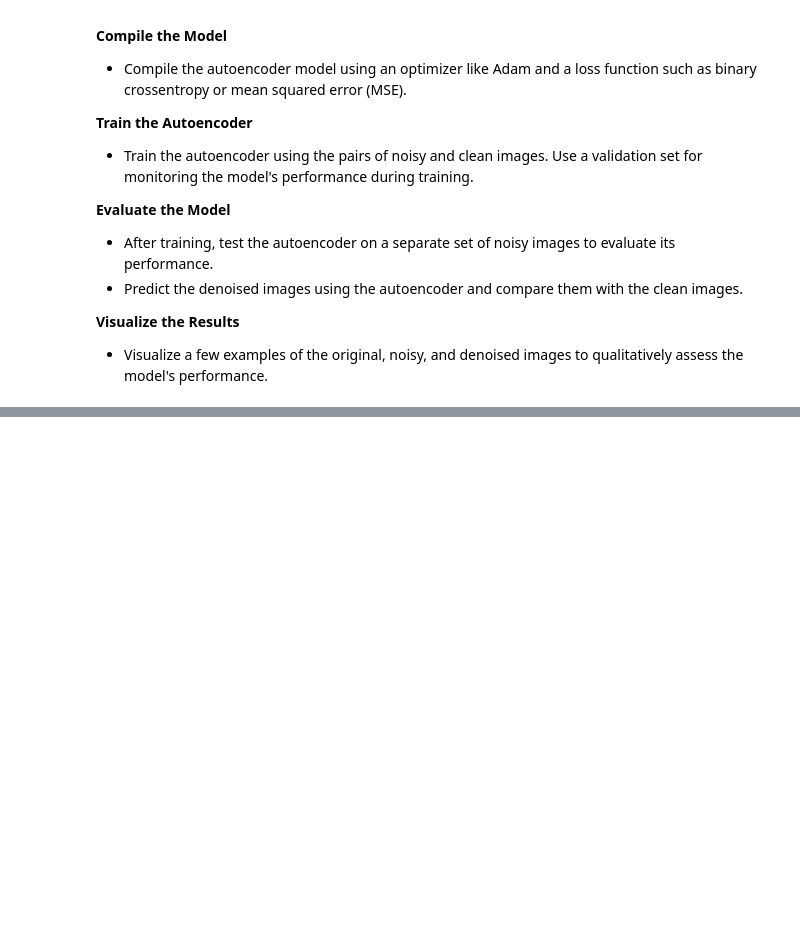
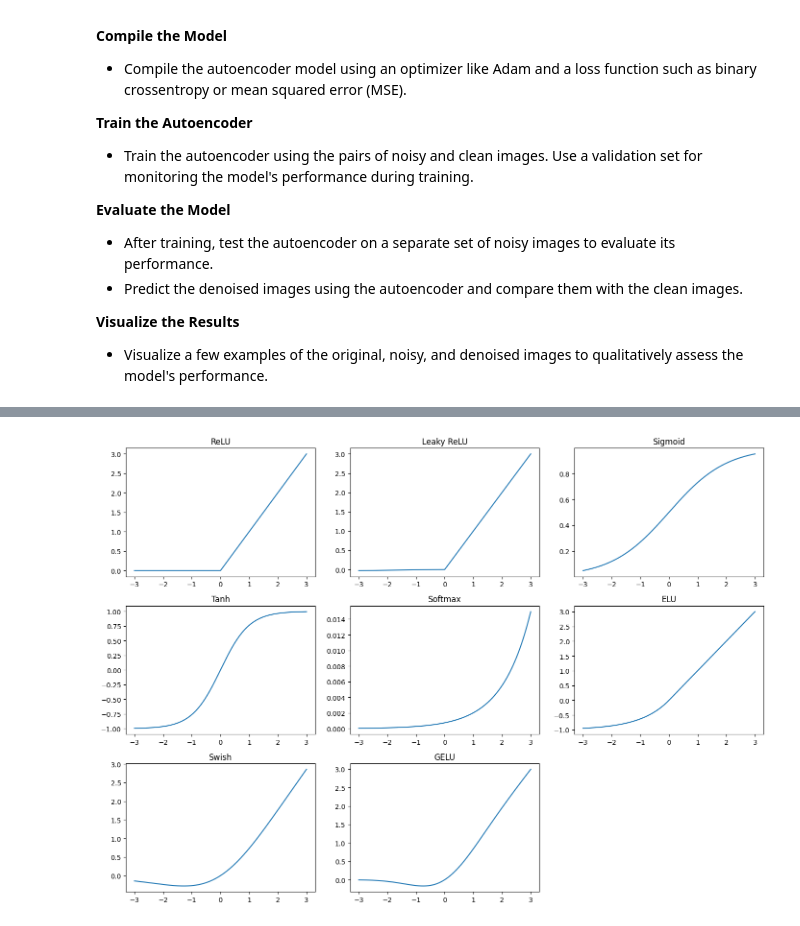
Before and after one commit to LaboratoryPatternRecognition/MachineLearningS, a Jupyter notebook: _sources/ML/FeatureReduction/Autoencoders1.ipynb, the cells around one changed output, grey strips where cells are left out. Drawn from its saved outputs; the diff is of its cells as text; code cells hidden in the pictures; blank space fills up the shorter version.

```diff
--- a/_sources/ML/FeatureReduction/Autoencoders1.ipynb
+++ b/_sources/ML/FeatureReduction/Autoencoders1.ipynb
@@ -438,0 +490,72 @@ The loss function used for training is typically the Mean Squared Error (MSE) or
+# %%
+import numpy as np
+import matplotlib.pyplot as plt
+
+# Define the activation functions
+def relu(x):
+    return np.maximum(0, x)
+
+def leaky_relu(x, alpha=0.01):
+    return np.where(x > 0, x, alpha * x)
+
+def sigmoid(x):
+    return 1 / (1 + np.exp(-x))
+
+def tanh(x):
+    return np.tanh(x)
+
+def softmax(x):
+    e_x = np.exp(x - np.max(x))  # for numerical stability
+    return e_x / np.sum(e_x)
+
+def elu(x, alpha=1.0):
+    return np.where(x > 0, x, alpha * (np.exp(x) - 1))
+
+def swish(x):
+    return x / (1 + np.exp(-x))
+
+def gelu(x):
+    return 0.5 * x * (1 + np.tanh(np.sqrt(2/np.pi) * (x + 0.044715 * np.power(x, 3))))
+
+# Generate input data
+x = np.linspace(-3, 3, 400)
+
+# Plotting
+plt.figure(figsize=(14, 10))
+
+plt.subplot(3, 3, 1)
+plt.plot(x, relu(x))
+plt.title('ReLU')
+
+plt.subplot(3, 3, 2)
+plt.plot(x, leaky_relu(x))
+plt.title('Leaky ReLU')
+
+plt.subplot(3, 3, 3)
+plt.plot(x, sigmoid(x))
+plt.title('Sigmoid')
+
+plt.subplot(3, 3, 4)
+plt.plot(x, tanh(x))
+plt.title('Tanh')
+
+plt.subplot(3, 3, 5)
+plt.plot(x, softmax(x))
+plt.title('Softmax')
+
+plt.subplot(3, 3, 6)
+plt.plot(x, elu(x))
+plt.title('ELU')
+
+plt.subplot(3, 3, 7)
+plt.plot(x, swish(x))
+plt.title('Swish')
+
+plt.subplot(3, 3, 8)
+plt.plot(x, gelu(x))
+plt.title('GELU')
+
+plt.tight_layout()
+plt.show()
+# %% [output]
+[figure, added]
```
Also changed, not shown: parts of 28 cells of this notebook, 56 other files.
